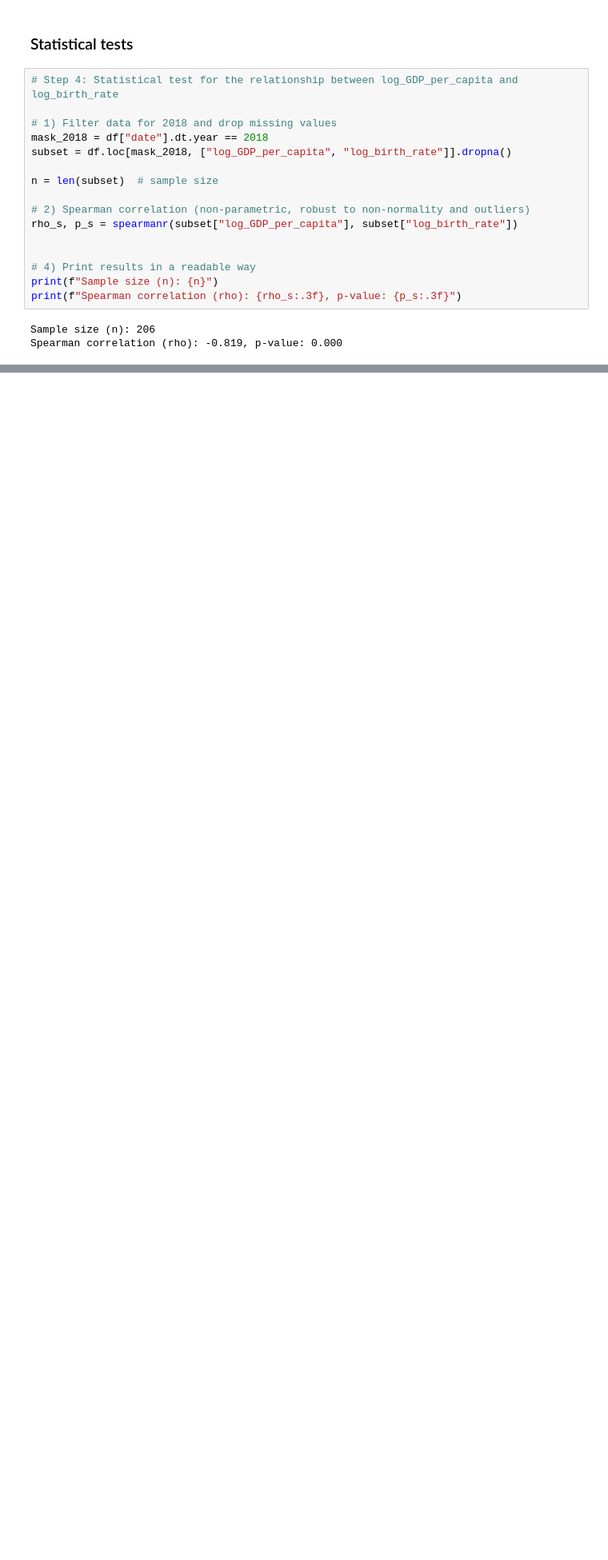
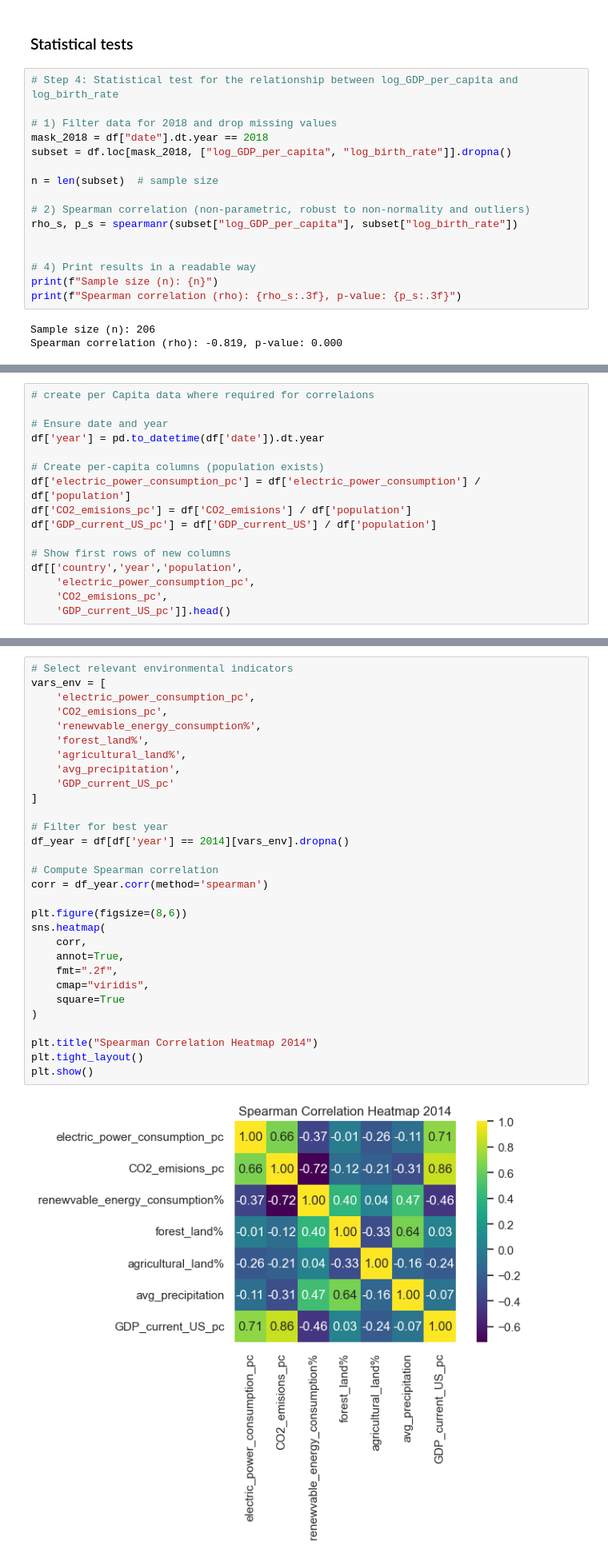
Before and after one commit to Titaniel3/ASDA_2025_Group_1_Portfolio_new, a Jupyter notebook: notebooks/week_06_draft_DL.ipynb, the cells around one changed output, grey strips where cells are left out. Shown at 80% size. Saved outputs shown, nothing was run; the diff lists cells and outputs as text; blank space fills up the shorter version.

```diff
--- a/notebooks/week_06_draft_DL.ipynb
+++ b/notebooks/week_06_draft_DL.ipynb
@@ -509,0 +512,16 @@ Spearman correlation (rho): -0.819, p-value: 0.000
+# %%
+# create per Capita data where required for correlaions
+
+# Ensure date and year
+df['year'] = pd.to_datetime(df['date']).dt.year
+
+# Create per-capita columns (population exists)
+df['electric_power_consumption_pc'] = df['electric_power_consumption'] / df['population']
+df['CO2_emisions_pc'] = df['CO2_emisions'] / df['population']
+df['GDP_current_US_pc'] = df['GDP_current_US'] / df['population']
+
+# Show first rows of new columns
+df[['country','year','population',
+    'electric_power_consumption_pc',
+    'CO2_emisions_pc',
+    'GDP_current_US_pc']].head()
@@ -509,0 +535,32 @@ Spearman correlation (rho): -0.819, p-value: 0.000
+# %%
+# Select relevant environmental indicators
+vars_env = [
+    'electric_power_consumption_pc',
+    'CO2_emisions_pc',
+    'renewvable_energy_consumption%',
+    'forest_land%',
+    'agricultural_land%',
+    'avg_precipitation',
+    'GDP_current_US_pc'
+]
+
+# Filter for best year
+df_year = df[df['year'] == 2014][vars_env].dropna()
+
+# Compute Spearman correlation
+corr = df_year.corr(method='spearman')
+
+plt.figure(figsize=(8,6))
+sns.heatmap(
+    corr,
+    annot=True,
+    fmt=".2f",
+    cmap="viridis",
+    square=True
+)
+
+plt.title("Spearman Correlation Heatmap 2014")
+plt.tight_layout()
+plt.show()
+# %% [output]
+[figure, added]
```
Also changed, not shown: parts of 28 cells of this notebook, 1 other file.
